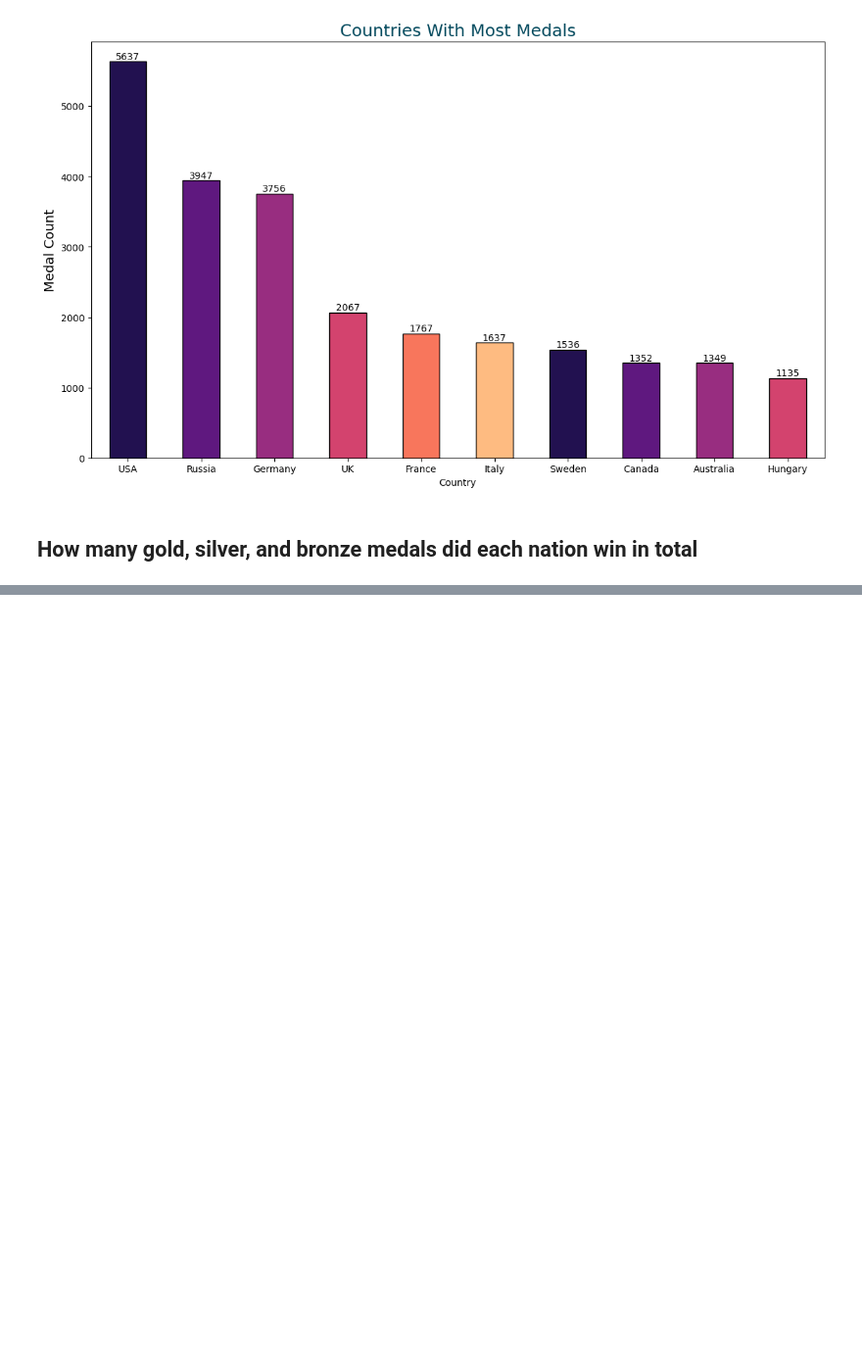
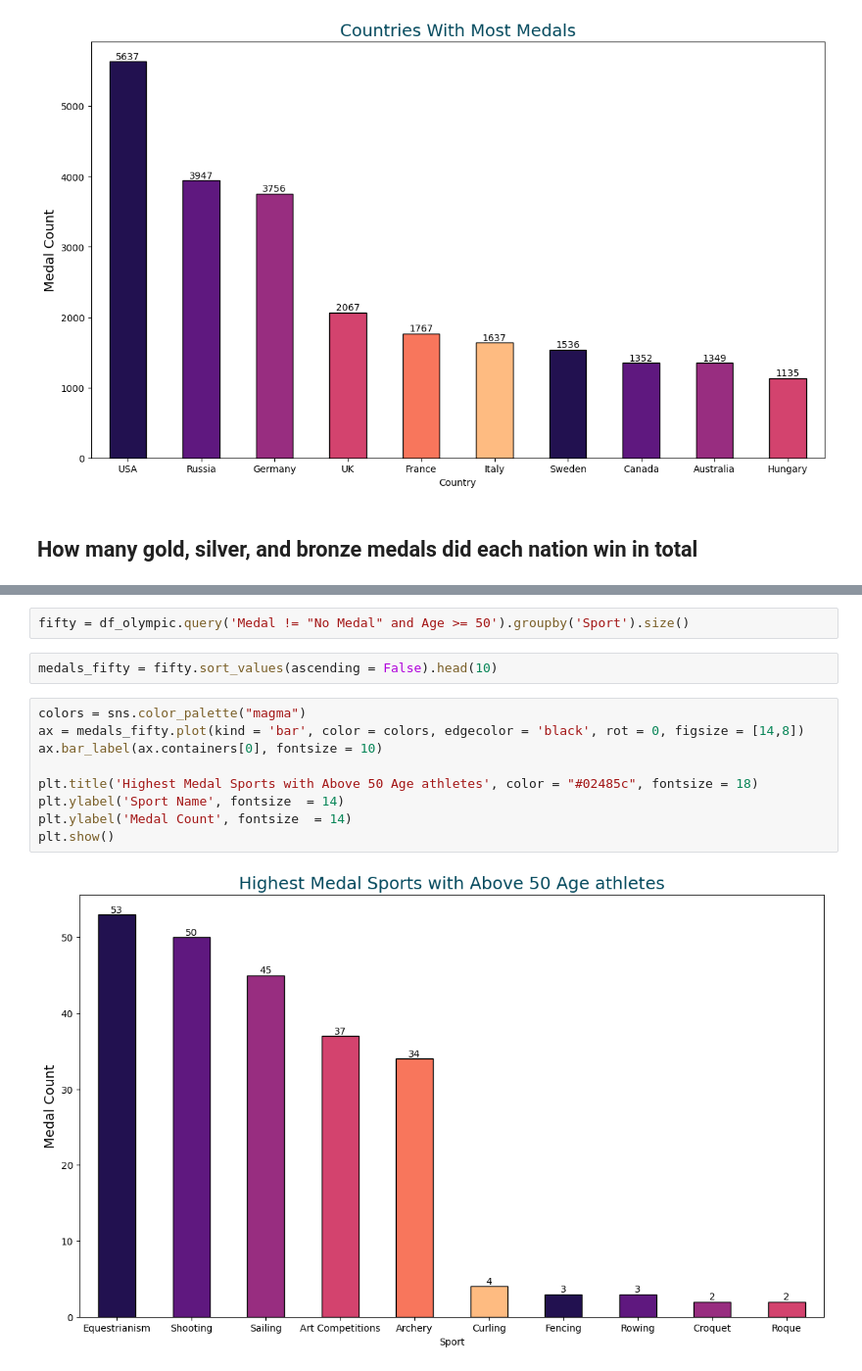
Before and after one commit to igooku/120-Years-of-Olympic-history-, a Jupyter notebook: 120 years of Olympic history analysis.ipynb, the cells around one changed output, grey strips where cells are left out. Shown at 98% size. Drawn from its saved outputs; the diff is of its cells as text; blank space fills up the shorter version.

```diff
--- a/120 years of Olympic history analysis.ipynb
+++ b/120 years of Olympic history analysis.ipynb
@@ -327,0 +367,15 @@ plt.show()
+# %%
+fifty = df_olympic.query('Medal != "No Medal" and Age >= 50').groupby('Sport').size()
+# %%
+medals_fifty = fifty.sort_values(ascending = False).head(10)
+# %%
+colors = sns.color_palette("magma")
+ax = medals_fifty.plot(kind = 'bar', color = colors, edgecolor = 'black', rot = 0, figsize = [14,8])
+ax.bar_label(ax.containers[0], fontsize = 10)
+
+plt.title('Highest Medal Sports with Above 50 Age athletes', color = "#02485c", fontsize = 18)
+plt.ylabel('Sport Name', fontsize  = 14)
+plt.ylabel('Medal Count', fontsize  = 14)
+plt.show()
+# %% [output]
+[figure, added]
```
Also changed, not shown: parts of 12 cells of this notebook.
